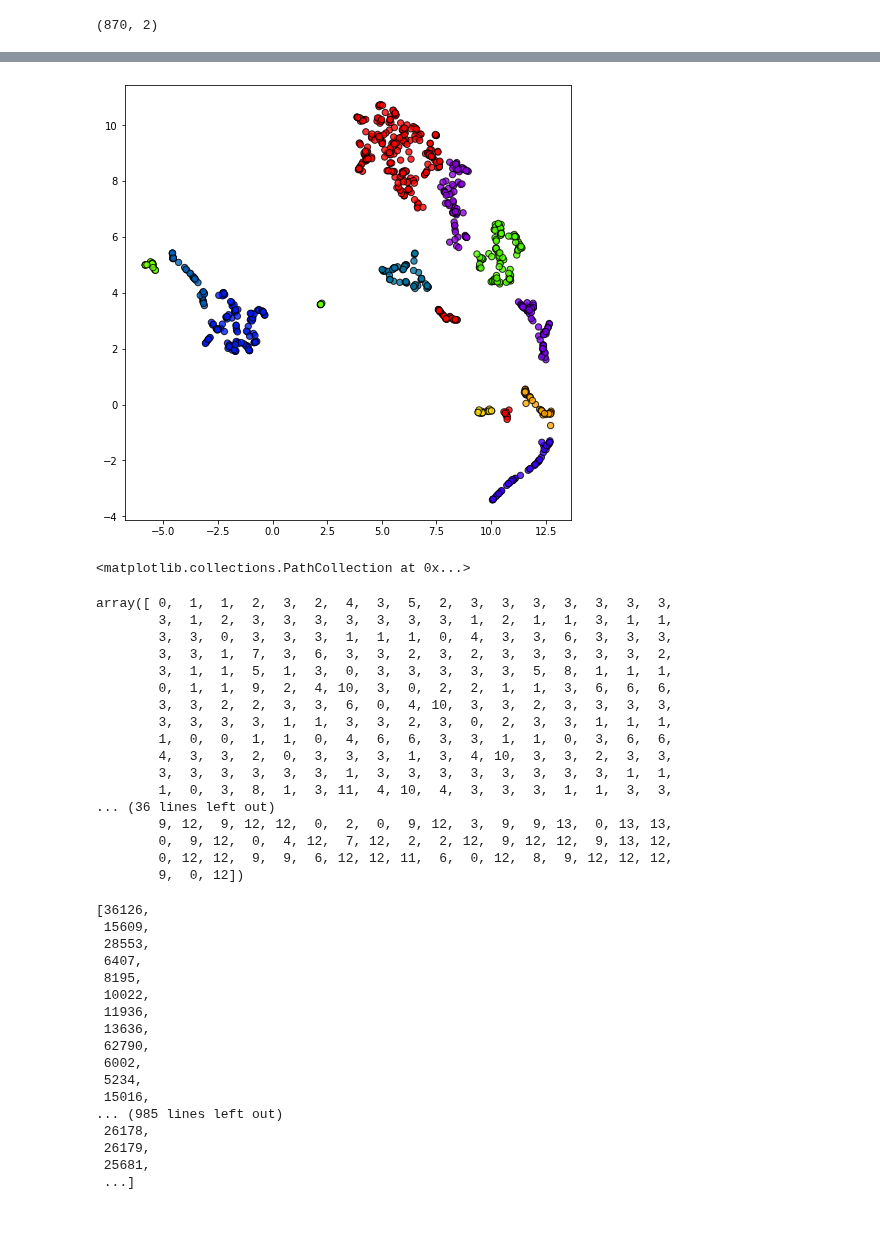
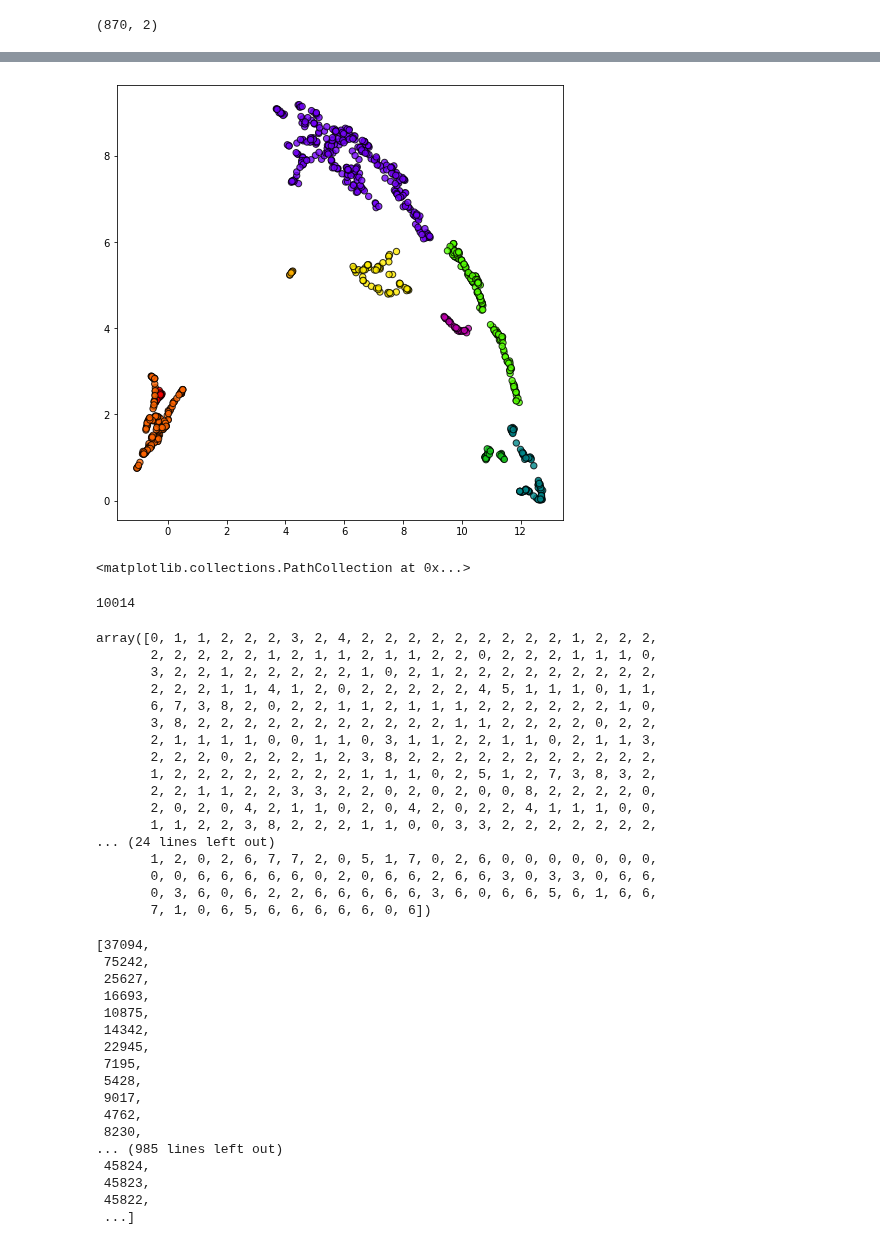
Before and after one commit to gabrielkassjohnson/parameter-free-topological-clustering, a Jupyter notebook: Clustering RNASeq Data with Pogo.ipynb, the cells around one changed output, grey strips where cells are left out. Saved outputs shown, nothing was run; the diff lists cells and outputs as text; code cells hidden in the pictures.

Commit message:
trying dim reduction with umap gets to %60

```diff
--- a/Clustering RNASeq Data with Pogo.ipynb
+++ b/Clustering RNASeq Data with Pogo.ipynb
@@ -230 +230,4 @@ plt.scatter(umap_embedding[:,0], umap_embedding[:,1],c=y)
+# %%
+umap_model_33d = UMAP(metric='precomputed',min_dist=0.0001,n_neighbors=4,n_components=33)
+umap_embedding_33d = umap_model_33d.fit_transform(mdist)
 # %%
@@ -250,49 +252,53 @@ plt.show()
 # %%
 
-pogo.fit(umap_embedding)
+pogo.fit(umap_embedding_33d)
 pogo.plot()
 # %% [output]
-[figure, old version]
+[figure, new version]
 <matplotlib.collections.PathCollection at 0x...>
+# %%
+pogo.idx_
+# %% [output]
+10014
 # %%
 pogo.labels_
 # %% [output]
-array([ 0,  1,  1,  2,  3,  2,  4,  3,  5,  2,  3,  3,  3,  3,  3,  3,  3,
-        3,  1,  2,  3,  3,  3,  3,  3,  3,  3,  1,  2,  1,  1,  3,  1,  1,
-        3,  3,  0,  3,  3,  3,  1,  1,  1,  0,  4,  3,  3,  6,  3,  3,  3,
-        3,  3,  1,  7,  3,  6,  3,  3,  2,  3,  2,  3,  3,  3,  3,  3,  2,
-        3,  1,  1,  5,  1,  3,  0,  3,  3,  3,  3,  3,  5,  8,  1,  1,  1,
-        0,  1,  1,  9,  2,  4, 10,  3,  0,  2,  2,  1,  1,  3,  6,  6,  6,
-        3,  3,  2,  2,  3,  3,  6,  0,  4, 10,  3,  3,  2,  3,  3,  3,  3,
-        3,  3,  3,  3,  1,  1,  3,  3,  2,  3,  0,  2,  3,  3,  1,  1,  1,
-        1,  0,  0,  1,  1,  0,  4,  6,  6,  3,  3,  1,  1,  0,  3,  6,  6,
-        4,  3,  3,  2,  0,  3,  3,  3,  1,  3,  4, 10,  3,  3,  2,  3,  3,
-        3,  3,  3,  3,  3,  3,  1,  3,  3,  3,  3,  3,  3,  3,  3,  1,  1,
-        1,  0,  3,  8,  1,  3, 11,  4, 10,  4,  3,  3,  3,  1,  1,  3,  3,
-... (36 lines left out)
-        9, 12,  9, 12, 12,  0,  2,  0,  9, 12,  3,  9,  9, 13,  0, 13, 13,
-        0,  9, 12,  0,  4, 12,  7, 12,  2,  2, 12,  9, 12, 12,  9, 13, 12,
-        0, 12, 12,  9,  9,  6, 12, 12, 11,  6,  0, 12,  8,  9, 12, 12, 12,
-        9,  0, 12])
+array([0, 1, 1, 2, 2, 2, 3, 2, 4, 2, 2, 2, 2, 2, 2, 2, 2, 2, 1, 2, 2, 2,
+       2, 2, 2, 2, 2, 1, 2, 1, 1, 2, 1, 1, 2, 2, 0, 2, 2, 2, 1, 1, 1, 0,
+       3, 2, 2, 1, 2, 2, 2, 2, 2, 1, 0, 2, 1, 2, 2, 2, 2, 2, 2, 2, 2, 2,
+       2, 2, 2, 1, 1, 4, 1, 2, 0, 2, 2, 2, 2, 2, 4, 5, 1, 1, 1, 0, 1, 1,
+       6, 7, 3, 8, 2, 0, 2, 2, 1, 1, 2, 1, 1, 1, 2, 2, 2, 2, 2, 2, 1, 0,
+       3, 8, 2, 2, 2, 2, 2, 2, 2, 2, 2, 2, 2, 1, 1, 2, 2, 2, 2, 0, 2, 2,
+       2, 1, 1, 1, 1, 0, 0, 1, 1, 0, 3, 1, 1, 2, 2, 1, 1, 0, 2, 1, 1, 3,
+       2, 2, 2, 0, 2, 2, 2, 1, 2, 3, 8, 2, 2, 2, 2, 2, 2, 2, 2, 2, 2, 2,
+       1, 2, 2, 2, 2, 2, 2, 2, 2, 1, 1, 1, 0, 2, 5, 1, 2, 7, 3, 8, 3, 2,
+       2, 2, 1, 1, 2, 2, 3, 3, 2, 2, 0, 2, 0, 2, 0, 0, 8, 2, 2, 2, 2, 0,
+       2, 0, 2, 0, 4, 2, 1, 1, 0, 2, 0, 4, 2, 0, 2, 2, 4, 1, 1, 1, 0, 0,
+       1, 1, 2, 2, 3, 8, 2, 2, 2, 1, 1, 0, 0, 3, 3, 2, 2, 2, 2, 2, 2, 2,
+... (24 lines left out)
+       1, 2, 0, 2, 6, 7, 7, 2, 0, 5, 1, 7, 0, 2, 6, 0, 0, 0, 0, 0, 0, 0,
+       0, 0, 6, 6, 6, 6, 6, 0, 2, 0, 6, 6, 2, 6, 6, 3, 0, 3, 3, 0, 6, 6,
+       0, 3, 6, 0, 6, 2, 2, 6, 6, 6, 6, 6, 3, 6, 0, 6, 6, 5, 6, 1, 6, 6,
+       7, 1, 0, 6, 5, 6, 6, 6, 6, 6, 0, 6])
 # %%
 pogo.candidates_
 # %% [output]
-[36126,
- 15609,
- 28553,
- 6407,
- 8195,
- 10022,
- 11936,
- 13636,
- 62790,
- 6002,
- 5234,
- 15016,
+[37094,
+ 75242,
+ 25627,
+ 16693,
+ 10875,
+ 14342,
+ 22945,
+ 7195,
+ 5428,
+ 9017,
+ 4762,
+ 8230,
 ... (985 lines left out)
- 26178,
- 26179,
- 25681,
+ 45824,
+ 45823,
+ 45822,
  ...]
 # %%
 plt.plot(pogo.gap_vector_)
```
Also changed, not shown: parts of 10 cells of this notebook.
